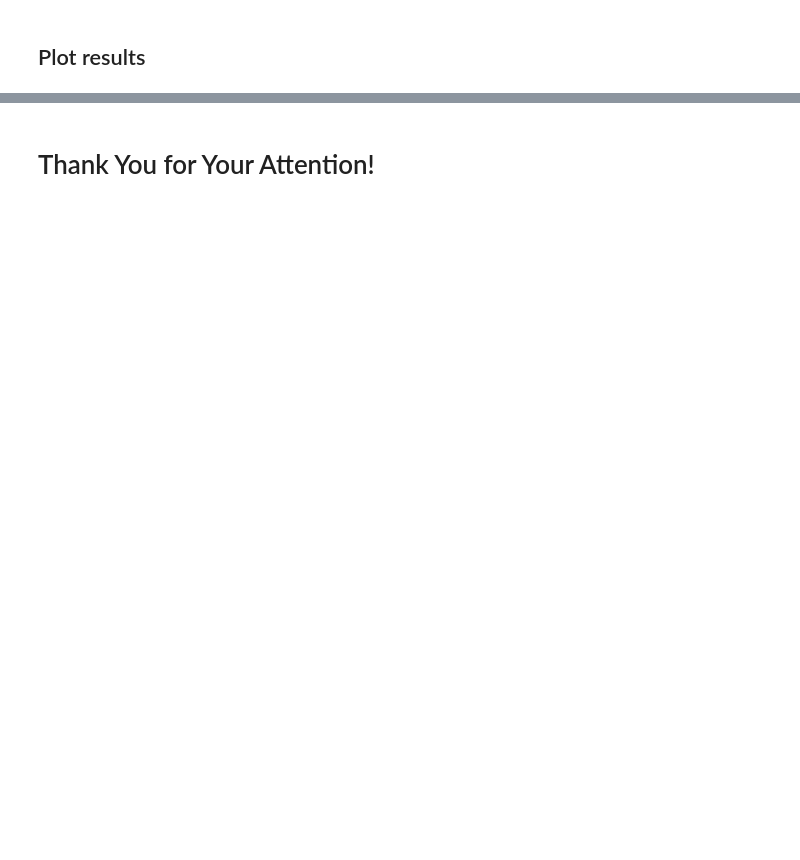
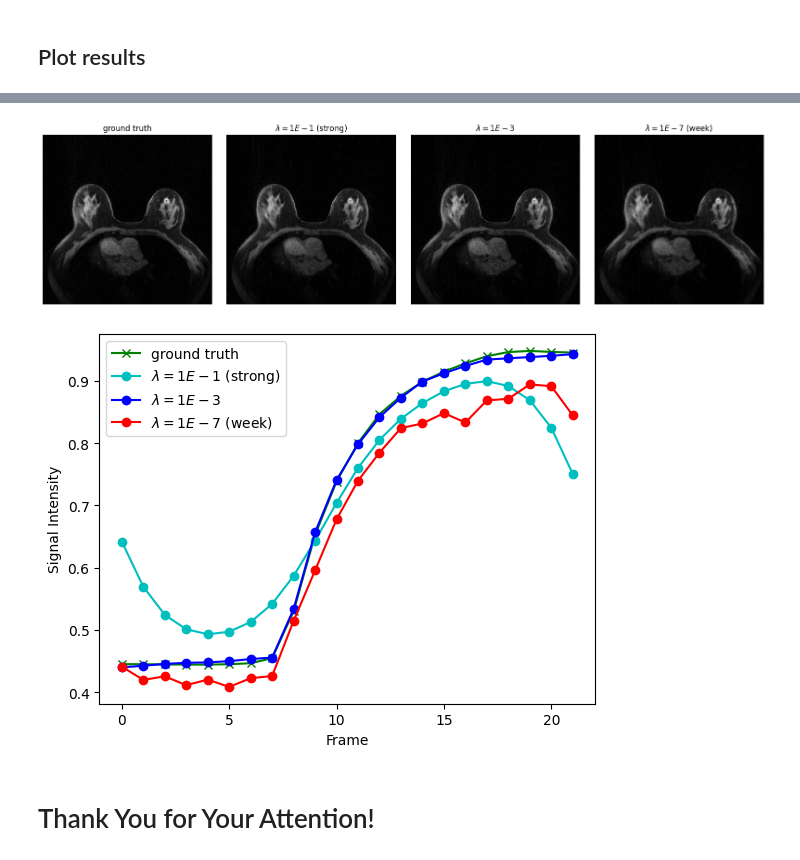
Before and after one commit to ZhengguoTan/demo_dce_recon, a Jupyter notebook: demo_dce_sim_recon_temptv.ipynb, the cells around one changed output, grey strips where cells are left out. Cells and saved outputs as stored; diff of their text form; code cells hidden in the pictures; blank space fills up the shorter version.

```diff
--- a/demo_dce_sim_recon_temptv.ipynb
+++ b/demo_dce_sim_recon_temptv.ipynb
@@ -520,2 +549,48 @@ plt.show()
+# %%
+radialx_tv_p7 = np.squeeze(radialx_tv_p7)
+radialx_tv_p3 = np.squeeze(radialx_tv_p3)
+radialx_tv_p1 = np.squeeze(radialx_tv_p1)
+
+fig = plt.figure(figsize=(16, 4))
+
+ax = fig.add_subplot(1, 4, 1)
+plt.imshow(np.abs(np.squeeze(orig_img[18, ...])), cmap='gray', vmin=0, vmax=1)
+plt.axis('off')
+plt.title('ground truth')
+
+ax = fig.add_subplot(1, 4, 2)
+plt.imshow(np.abs(np.squeeze(radialx_tv_p1[18, ...])), cmap='gray', vmin=0, vmax=1)
+plt.axis('off')
+plt.title('$\lambda = 1E-1$ (strong)')
+
+ax = fig.add_subplot(1, 4, 3)
+plt.imshow(np.abs(np.squeeze(radialx_tv_p3[18, ...])), cmap='gray', vmin=0, vmax=1)
+plt.axis('off')
+plt.title('$\lambda = 1E-3$')
+
+ax = fig.add_subplot(1, 4, 4)
+plt.imshow(np.abs(np.squeeze(radialx_tv_p7[18, ...])), cmap='gray', vmin=0, vmax=1)
+plt.axis('off')
+plt.title('$\lambda = 1E-7$ (week)')
+
+plt.tight_layout(pad=1.08, h_pad=None, w_pad=None, rect=None)
+plt.show()
+
+
+fig = plt.figure()
+
+plt.plot(np.abs(orig_img[:, pltx, plty]), '-x', color='g', label='ground truth')
+plt.plot(np.abs(radialx_tv_p1[:, pltx, plty]), '-o', color='c', label='$\lambda = 1E-1$ (strong)')
+plt.plot(np.abs(radialx_tv_p3[:, pltx, plty]), '-o', color='b', label='$\lambda = 1E-3$')
+plt.plot(np.abs(radialx_tv_p7[:, pltx, plty]), '-o', color='r', label='$\lambda = 1E-7$ (week)')
+
+plt.ylabel('Signal Intensity')
+plt.xlabel('Frame')
+
+plt.legend(loc=0)
+plt.show()
+# %% [output]
+[figure, added]
+[figure, added]
 # %% [markdown]
 # Thank You for Your Attention!
```
Also changed, not shown: parts of 7 cells of this notebook.
